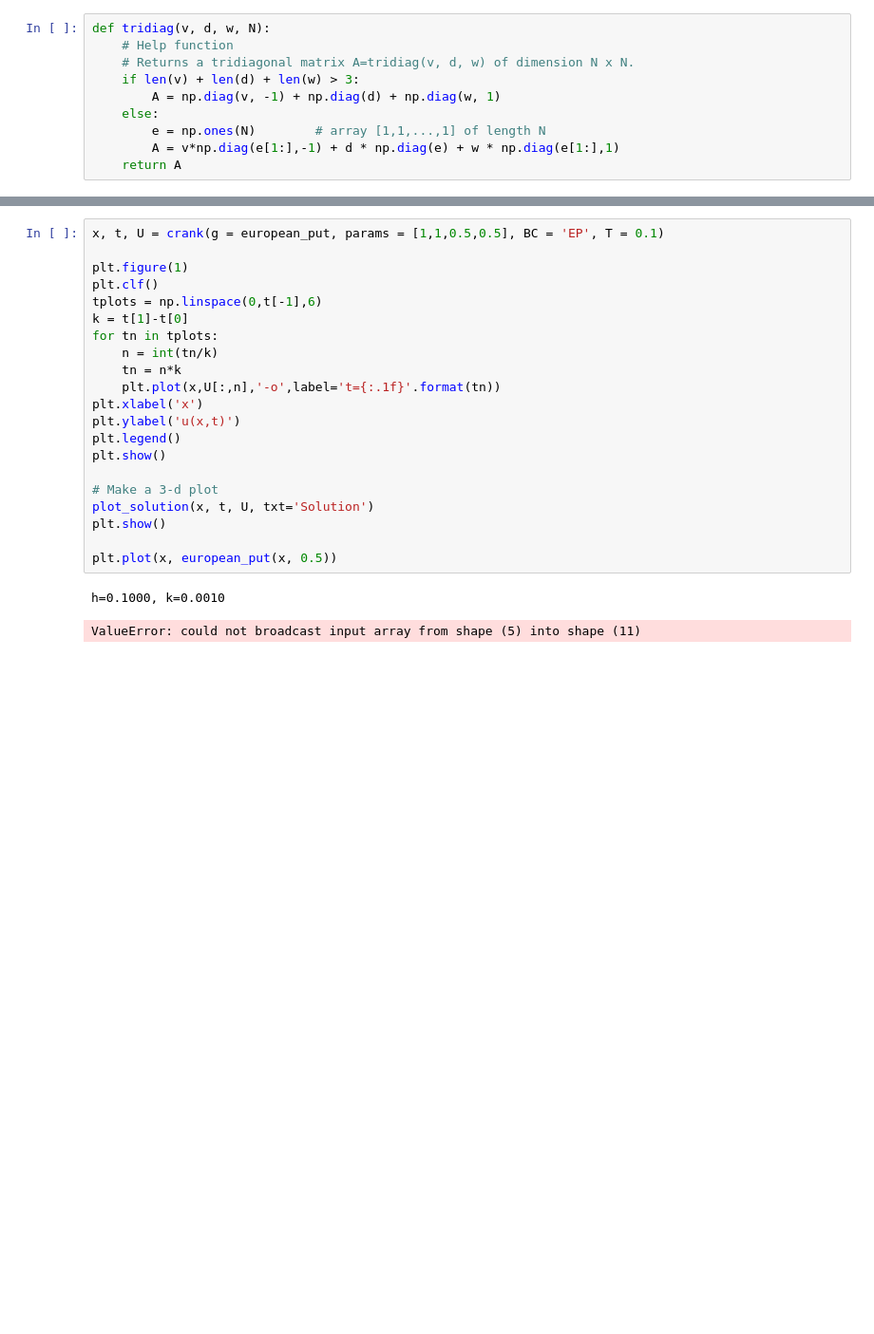
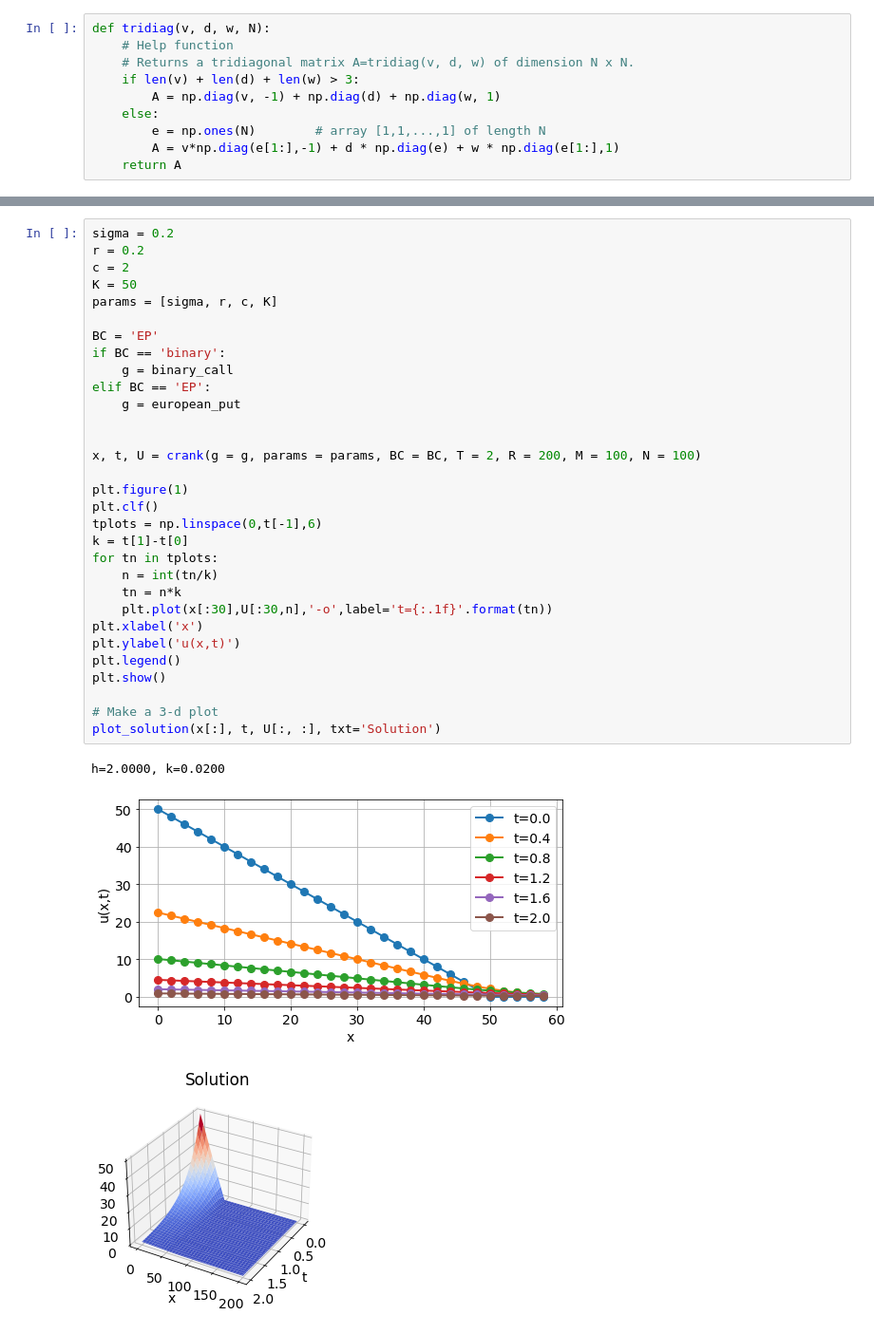
Before and after one commit to aledha/TMA4212-NumDiffDiff, a Jupyter notebook: Exercise 3/Ex 3.ipynb, the cells around one changed output, grey strips where cells are left out. Shown at 95% size. Saved outputs shown, nothing was run; the diff lists cells and outputs as text; blank space fills up the shorter version.

```diff
--- a/Exercise 3/Ex 3.ipynb
+++ b/Exercise 3/Ex 3.ipynb
@@ -104,24 +130,35 @@ def binary_call(x, K):
 # %%
-x, t, U = crank(g = european_put, params = [1,1,0.5,0.5], BC = 'EP', T = 0.1)
+sigma = 0.2
+r = 0.2
+c = 2
+K = 50
+params = [sigma, r, c, K]
+
+BC = 'EP'
+if BC == 'binary':
+    g = binary_call
+elif BC == 'EP':
+    g = european_put
+
+
+x, t, U = crank(g = g, params = params, BC = BC, T = 2, R = 200, M = 100, N = 100)
 
 plt.figure(1)
 plt.clf()
 tplots = np.linspace(0,t[-1],6)
 k = t[1]-t[0]
 for tn in tplots:
     n = int(tn/k)
     tn = n*k
-    plt.plot(x,U[:,n],'-o',label='t={:.1f}'.format(tn))
+    plt.plot(x[:30],U[:30,n],'-o',label='t={:.1f}'.format(tn))
 plt.xlabel('x')
 plt.ylabel('u(x,t)')
 plt.legend()
 plt.show()
 
 # Make a 3-d plot
-plot_solution(x, t, U, txt='Solution')
-plt.show()
-
-plt.plot(x, european_put(x, 0.5))
+plot_solution(x[:], t, U[:, :], txt='Solution')
 # %% [output]
-h=0.1000, k=0.0010
+h=2.0000, k=0.0200
-ValueError: could not broadcast input array from shape (5) into shape (11)
+[figure, added]
+[figure, added]
```
Also changed, not shown: parts of 9 cells of this notebook.
